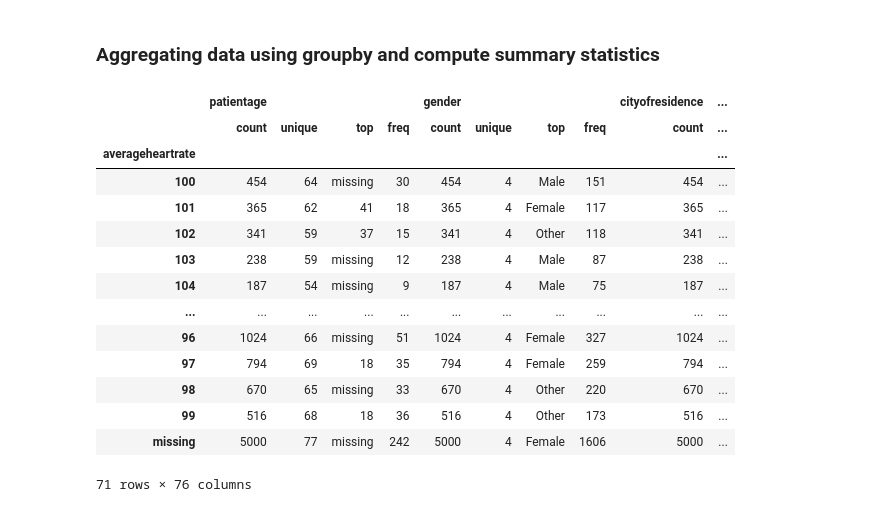
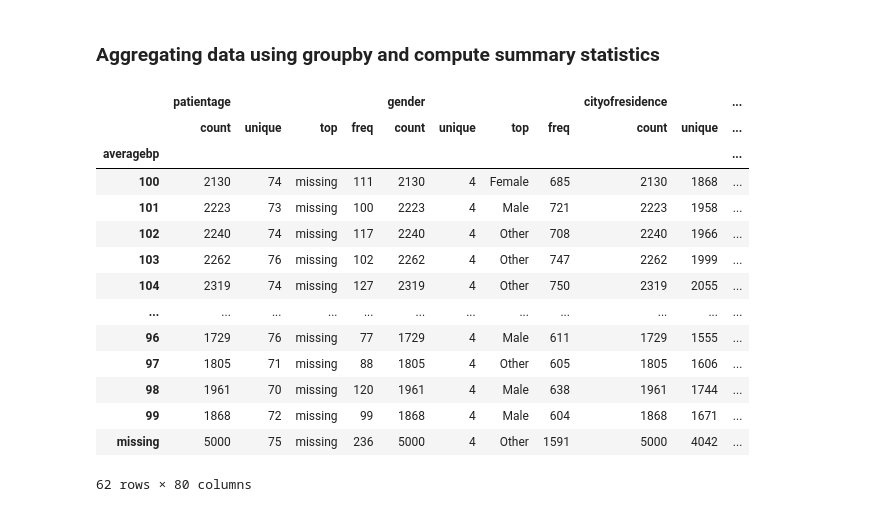
Before and after one commit to EugeneHsiung/datasci_2_manipulation, a Jupyter notebook: HHA507_Assignment2.ipynb, the cells around one changed output. Cells and saved outputs as stored; diff of their text form; code cells hidden in the pictures.

```diff
--- a/HHA507_Assignment2.ipynb
+++ b/HHA507_Assignment2.ipynb
@@ -175,20 +175,20 @@ TypeError: ignored
 # %% [markdown]
 ### Aggregating data using groupby and compute summary statistics
 # %%
-df.groupby(['averageheartrate']).describe()
+df.groupby(['averagebp']).describe() # Group by averagebp
 # %% [output]
-|  | patientage |  |  |  | gender |  |  |  | cityofresidence | ... |
-|  | count | unique | top | freq | count | unique | top | freq | count | ... |
-| averageheartrate |  |  |  |  |  |  |  |  |  | ... |
-| 100 | 454 | 64 | missing | 30 | 454 | 4 | Male | 151 | 454 | ... |
-| 101 | 365 | 62 | 41 | 18 | 365 | 4 | Female | 117 | 365 | ... |
-| 102 | 341 | 59 | 37 | 15 | 341 | 4 | Other | 118 | 341 | ... |
-| 103 | 238 | 59 | missing | 12 | 238 | 4 | Male | 87 | 238 | ... |
-| 104 | 187 | 54 | missing | 9 | 187 | 4 | Male | 75 | 187 | ... |
-| ... | ... | ... | ... | ... | ... | ... | ... | ... | ... | ... |
-| 96 | 1024 | 66 | missing | 51 | 1024 | 4 | Female | 327 | 1024 | ... |
-| 97 | 794 | 69 | 18 | 35 | 794 | 4 | Female | 259 | 794 | ... |
-| 98 | 670 | 65 | missing | 33 | 670 | 4 | Other | 220 | 670 | ... |
-| 99 | 516 | 68 | 18 | 36 | 516 | 4 | Other | 173 | 516 | ... |
-| missing | 5000 | 77 | missing | 242 | 5000 | 4 | Female | 1606 | 5000 | ... |
+|  | patientage |  |  |  | gender |  |  |  | cityofresidence |  | ... |
+|  | count | unique | top | freq | count | unique | top | freq | count | unique | ... |
+| averagebp |  |  |  |  |  |  |  |  |  |  | ... |
+| 100 | 2130 | 74 | missing | 111 | 2130 | 4 | Female | 685 | 2130 | 1868 | ... |
+| 101 | 2223 | 73 | missing | 100 | 2223 | 4 | Male | 721 | 2223 | 1958 | ... |
+| 102 | 2240 | 74 | missing | 117 | 2240 | 4 | Other | 708 | 2240 | 1966 | ... |
+| 103 | 2262 | 76 | missing | 102 | 2262 | 4 | Other | 747 | 2262 | 1999 | ... |
+| 104 | 2319 | 74 | missing | 127 | 2319 | 4 | Other | 750 | 2319 | 2055 | ... |
+| ... | ... | ... | ... | ... | ... | ... | ... | ... | ... | ... | ... |
+| 96 | 1729 | 76 | missing | 77 | 1729 | 4 | Male | 611 | 1729 | 1555 | ... |
+| 97 | 1805 | 71 | missing | 88 | 1805 | 4 | Other | 605 | 1805 | 1606 | ... |
+| 98 | 1961 | 70 | missing | 120 | 1961 | 4 | Male | 638 | 1961 | 1744 | ... |
+| 99 | 1868 | 72 | missing | 99 | 1868 | 4 | Male | 604 | 1868 | 1671 | ... |
+| missing | 5000 | 75 | missing | 236 | 5000 | 4 | Other | 1591 | 5000 | 4042 | ... |
-71 rows × 76 columns
+62 rows × 80 columns
```
Also changed, not shown: parts of 3 cells of this notebook.
